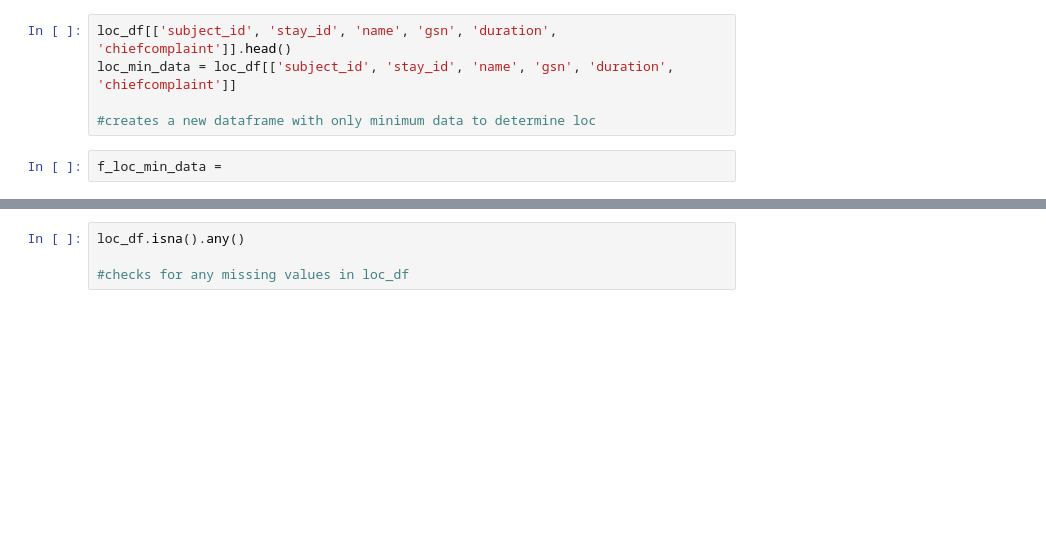
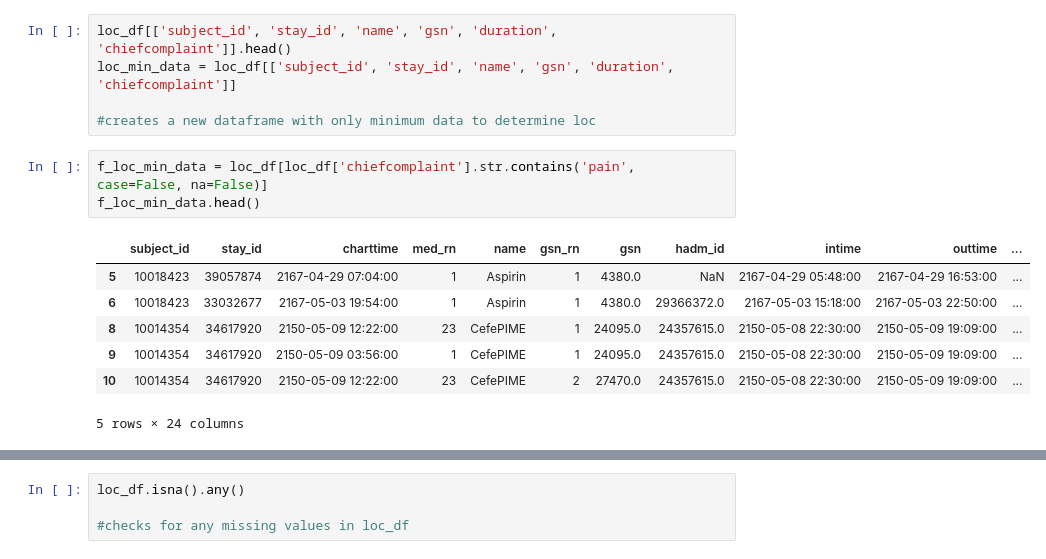
Before and after one commit to MonashDeepNeuron/mymeuron, a Jupyter notebook: mimicprocessing.ipynb, the cells around one changed output, grey strips where cells are left out. Saved outputs shown, nothing was run; the diff lists cells and outputs as text; blank space fills up the shorter version.

Commit message:
finish filtered part where "f_loc_min_data" refers to filtered to complaints including "pain"

```diff
--- a/mimicprocessing.ipynb
+++ b/mimicprocessing.ipynb
@@ -91,6 +91,15 @@ loc_df[['subject_id', 'stay_id', 'name', 'gsn', 'duration', 'chiefcomplaint']].h
 loc_min_data = loc_df[['subject_id', 'stay_id', 'name', 'gsn', 'duration', 'chiefcomplaint']]
 
 #creates a new dataframe with only minimum data to determine loc
-# %%
-f_loc_min_data =
+# %%
+f_loc_min_data = loc_df[loc_df['chiefcomplaint'].str.contains('pain', case=False, na=False)]
+f_loc_min_data.head()
+# %% [output]
+|  | subject_id | stay_id | charttime | med_rn | name | gsn_rn | gsn | hadm_id | intime | outtime | ... |
+| 5 | 10018423 | 39057874 | 2167-04-29 07:04:00 | 1 | Aspirin | 1 | 4380.0 | NaN | 2167-04-29 05:48:00 | 2167-04-29 16:53:00 | ... |
+| 6 | 10018423 | 33032677 | 2167-05-03 19:54:00 | 1 | Aspirin | 1 | 4380.0 | 29366372.0 | 2167-05-03 15:18:00 | 2167-05-03 22:50:00 | ... |
+| 8 | 10014354 | 34617920 | 2150-05-09 12:22:00 | 23 | CefePIME | 1 | 24095.0 | 24357615.0 | 2150-05-08 22:30:00 | 2150-05-09 19:09:00 | ... |
+| 9 | 10014354 | 34617920 | 2150-05-09 03:56:00 | 1 | CefePIME | 1 | 24095.0 | 24357615.0 | 2150-05-08 22:30:00 | 2150-05-09 19:09:00 | ... |
+| 10 | 10014354 | 34617920 | 2150-05-09 12:22:00 | 23 | CefePIME | 2 | 27470.0 | 24357615.0 | 2150-05-08 22:30:00 | 2150-05-09 19:09:00 | ... |
+5 rows × 24 columns
 # %%
```
Also changed, not shown: parts of 1 cell of this notebook.
